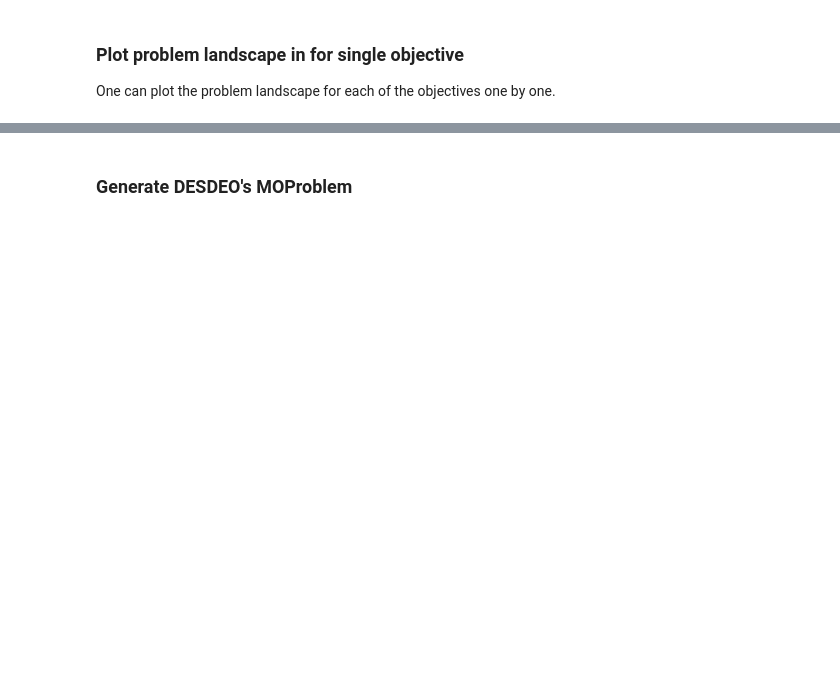
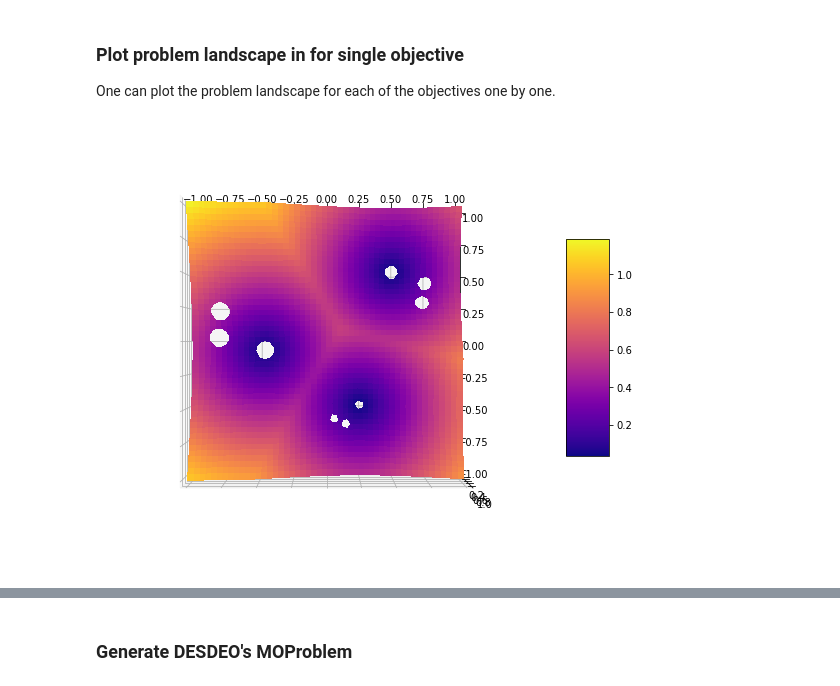
Before and after one commit to industrial-optimization-group/desdeo-problem, a Jupyter notebook: docs/notebooks/DBMOPP_tutorial.ipynb, the cells around one changed output, grey strips where cells are left out. Cells and saved outputs as stored; diff of their text form; code cells hidden in the pictures; blank space fills up the shorter version.

```diff
--- a/docs/notebooks/DBMOPP_tutorial.ipynb
+++ b/docs/notebooks/DBMOPP_tutorial.ipynb
@@ -73,5 +80,7 @@ resolution = 300
 One can plot the problem landscape for each of the objectives one by one.
 # %%
 obj = 0 # just pick first objective as an example
-resolution = 300
-#problem.plot_landscape_for_single_objective(obj, resolution)
+resolution = 500
+simple_problem.plot_landscape_for_single_objective(obj, resolution)
+# %% [output]
+[figure, added]
```
Also changed, not shown: parts of 7 cells of this notebook, 2 other files.
